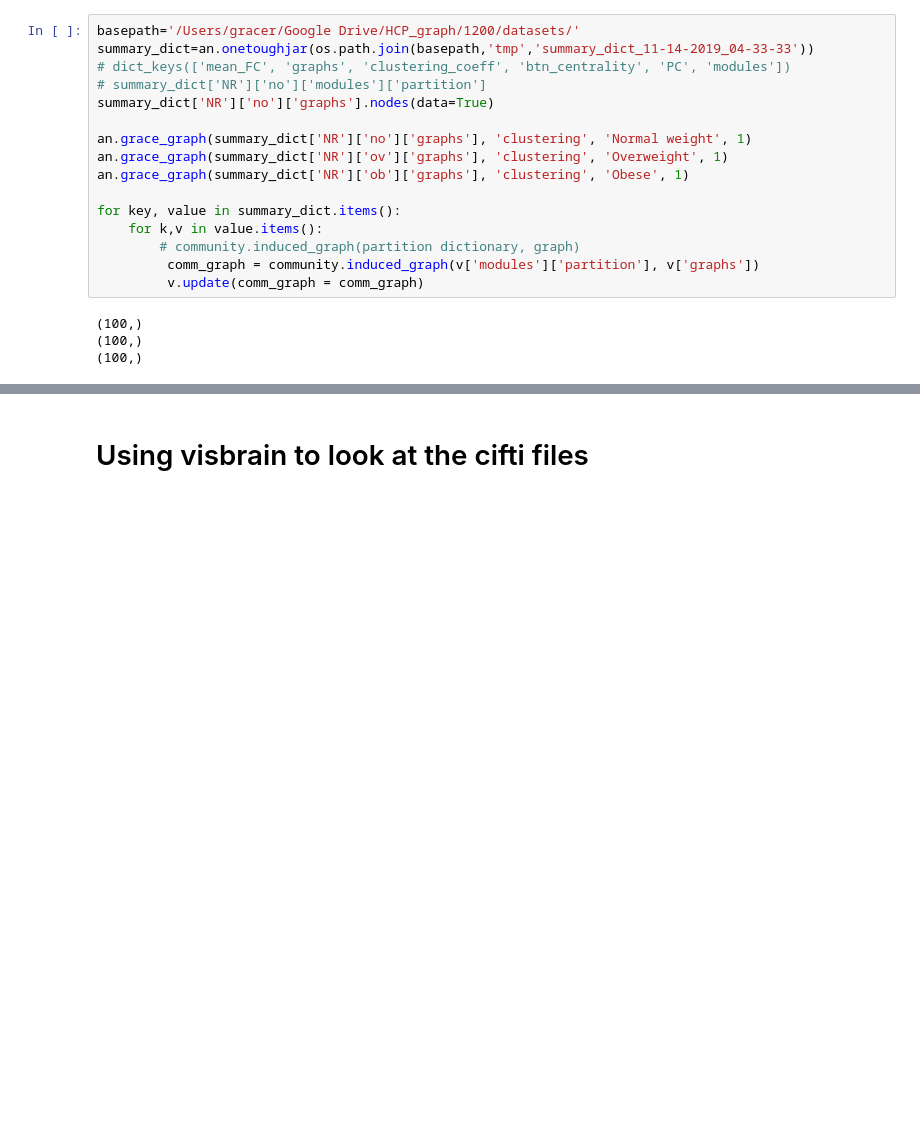
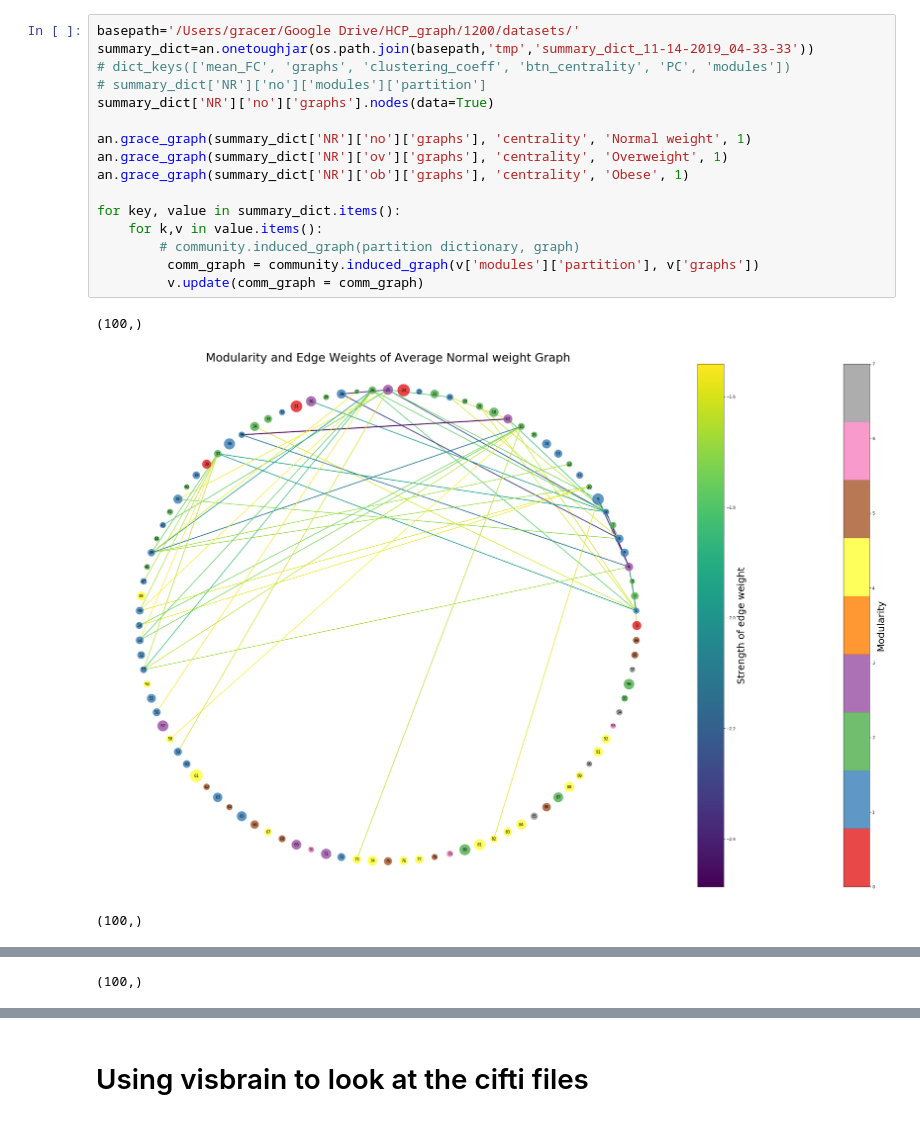
Before and after one commit to grace-shearrer/graph_analysis, a Jupyter notebook: Viz_book.ipynb, the cells around one changed output, grey strips where cells are left out. Cells and saved outputs as stored; diff of their text form; blank space fills up the shorter version.

```diff
--- a/Viz_book.ipynb
+++ b/Viz_book.ipynb
@@ -19,20 +25,20 @@ from visbrain.io import download_file, read_stc
 # %%
 basepath='/Users/gracer/Google Drive/HCP_graph/1200/datasets/'
 summary_dict=an.onetoughjar(os.path.join(basepath,'tmp','summary_dict_11-14-2019_04-33-33'))
 # dict_keys(['mean_FC', 'graphs', 'clustering_coeff', 'btn_centrality', 'PC', 'modules'])
 # summary_dict['NR']['no']['modules']['partition']
 summary_dict['NR']['no']['graphs'].nodes(data=True)
 
-an.grace_graph(summary_dict['NR']['no']['graphs'], 'clustering', 'Normal weight', 1)
-an.grace_graph(summary_dict['NR']['ov']['graphs'], 'clustering', 'Overweight', 1)
-an.grace_graph(summary_dict['NR']['ob']['graphs'], 'clustering', 'Obese', 1)
+an.grace_graph(summary_dict['NR']['no']['graphs'], 'centrality', 'Normal weight', 1)
+an.grace_graph(summary_dict['NR']['ov']['graphs'], 'centrality', 'Overweight', 1)
+an.grace_graph(summary_dict['NR']['ob']['graphs'], 'centrality', 'Obese', 1)
 
 for key, value in summary_dict.items():
     for k,v in value.items():
         # community.induced_graph(partition dictionary, graph)
          comm_graph = community.induced_graph(v['modules']['partition'], v['graphs'])
          v.update(comm_graph = comm_graph)
 # %% [output]
 (100,)
-(100,)
-(100,)
+[figure, added]
+(100,)
@@ -38,0 +46 @@ for key, value in summary_dict.items():
+(100,)
```
Also changed, not shown: parts of 25 cells of this notebook, 3 other files.
